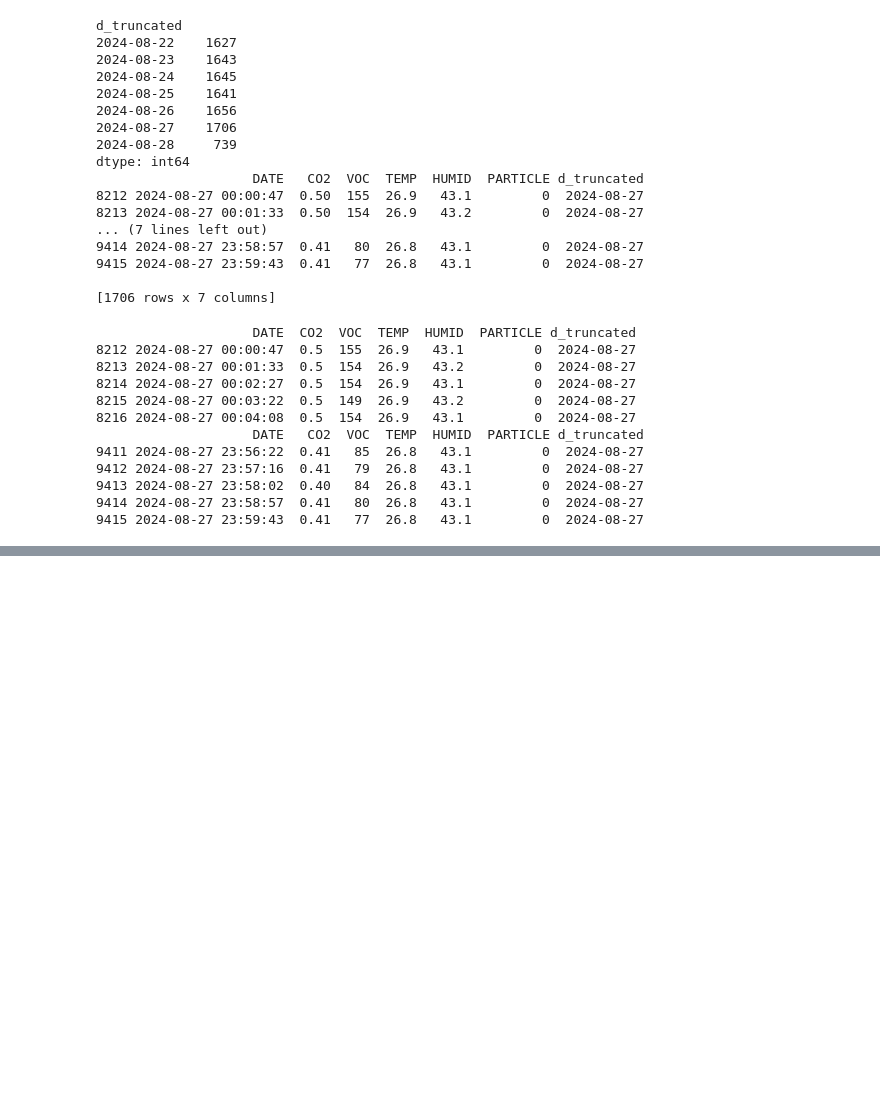
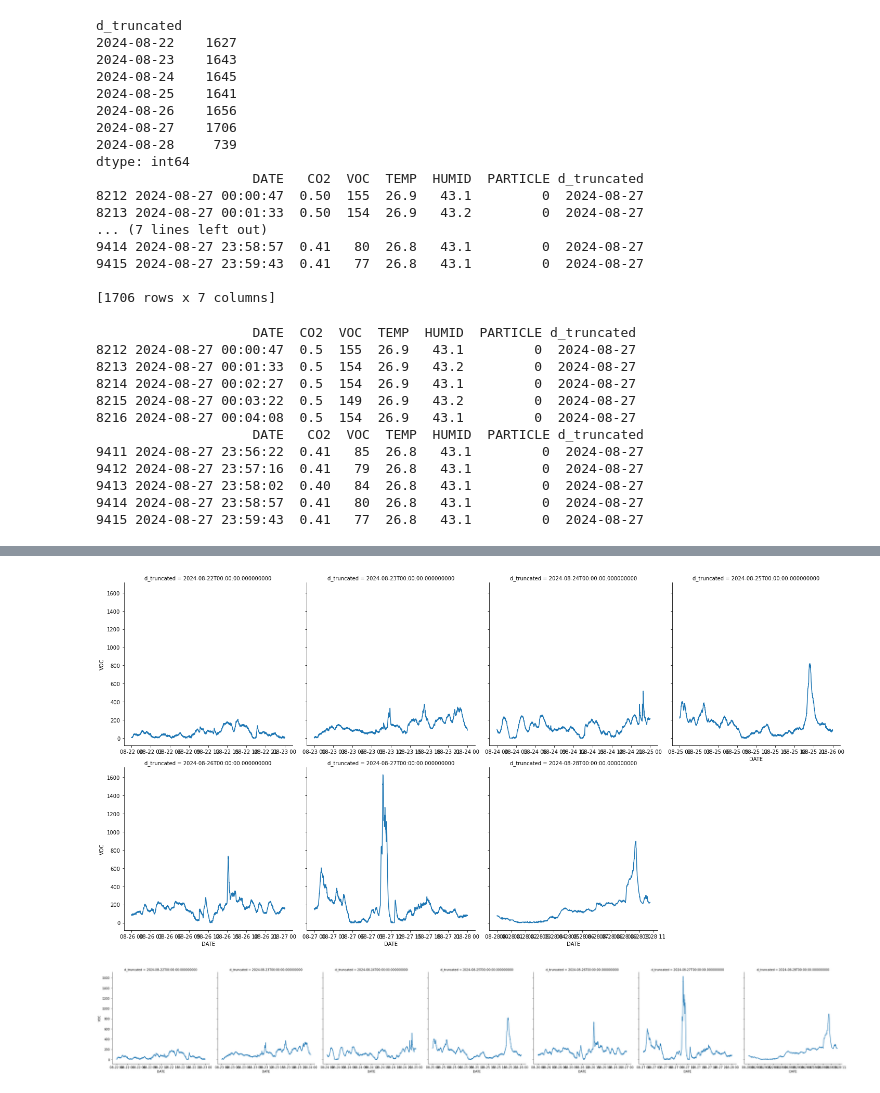
Before and after one commit to ctak/doit-pandas, a Jupyter notebook: chenan_1.ipynb, the cells around one changed output, grey strips where cells are left out. Drawn from its saved outputs; the diff is of its cells as text; code cells hidden in the pictures; blank space fills up the shorter version.

Commit message:
sns.relplot

```diff
--- a/chenan_1.ipynb
+++ b/chenan_1.ipynb
@@ -131,0 +149,20 @@ ax.xaxis.set_major_formatter(dates.DateFormatter("%H"))
+# %%
+g = sns.relplot(
+    data=unit0, kind='line',
+    x='DATE', y='VOC', col='d_truncated',
+    col_wrap=4,
+    facet_kws=dict(sharex=False),
+)
+
+# g.fig.autofmt_xdate() # 마지막 날짜가 이상해지는군.
+# %% [output]
+[figure, added]
+# %%
+g = sns.relplot(
+    data=unit0, kind='line',
+    x='DATE', y='VOC', col='d_truncated',
+#     col_wrap=3,
+    facet_kws=dict(sharex=False),
+)
+# %% [output]
+[figure, added]
```
Also changed, not shown: parts of 7 cells of this notebook.
